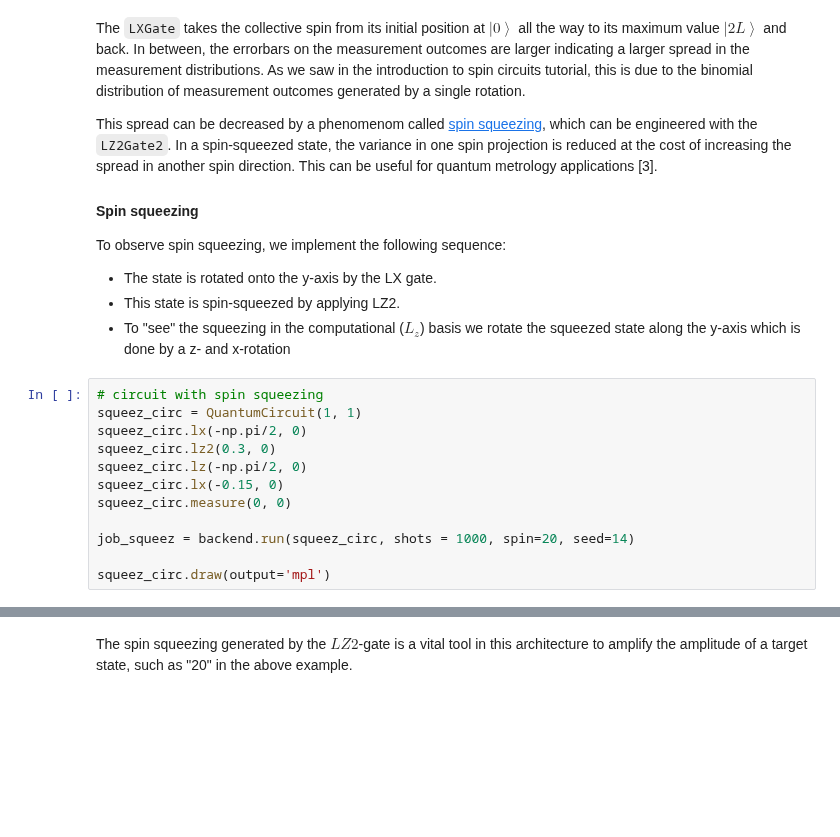
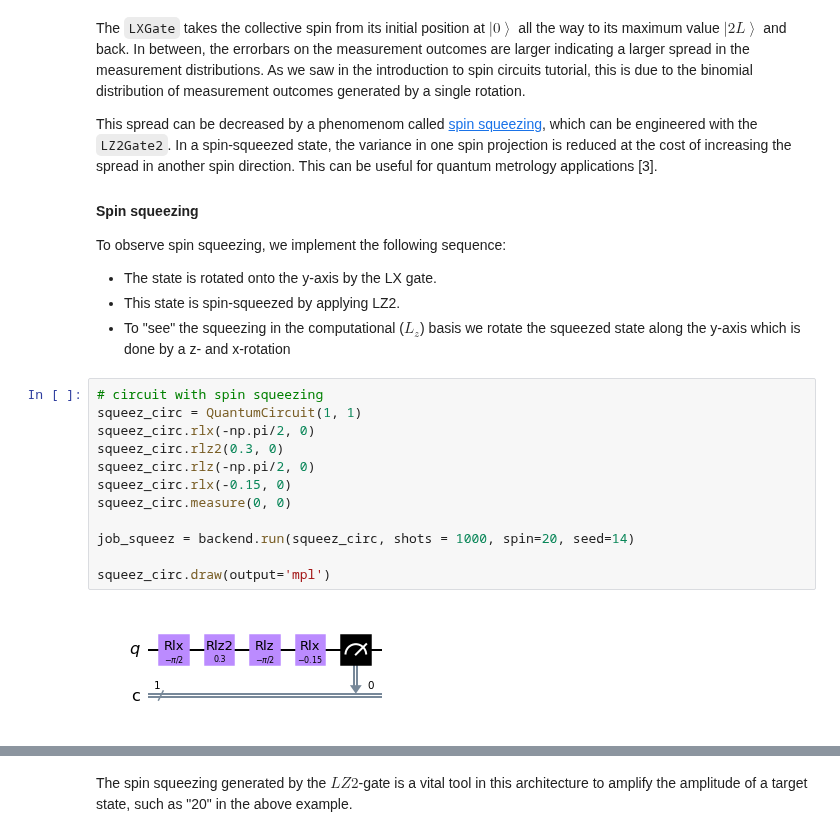
Before and after one commit to qiskit-community/qiskit-cold-atom, a Jupyter notebook: docs/tutorials/04_collective_spin_hardware.ipynb, the cells around one changed output, grey strips where cells are left out. Cells and saved outputs as stored; diff of their text form; blank space fills up the shorter version.

```diff
--- a/docs/tutorials/04_collective_spin_hardware.ipynb
+++ b/docs/tutorials/04_collective_spin_hardware.ipynb
@@ -136,15 +147,17 @@ To observe spin squeezing, we implement the following sequence:
 # %%
 # circuit with spin squeezing
 squeez_circ = QuantumCircuit(1, 1)
-squeez_circ.lx(-np.pi/2, 0)
-squeez_circ.lz2(0.3, 0)
-squeez_circ.lz(-np.pi/2, 0)
-squeez_circ.lx(-0.15, 0)
+squeez_circ.rlx(-np.pi/2, 0)
+squeez_circ.rlz2(0.3, 0)
+squeez_circ.rlz(-np.pi/2, 0)
+squeez_circ.rlx(-0.15, 0)
 squeez_circ.measure(0, 0)
 
 job_squeez = backend.run(squeez_circ, shots = 1000, spin=20, seed=14)
 
 squeez_circ.draw(output='mpl')
+# %% [output]
+[figure, added]
 # %%
 # for comparison: circuit with a single rotation
 circ_x = QuantumCircuit(1, 1)
```
Also changed, not shown: parts of 9 cells of this notebook, 12 other files.
